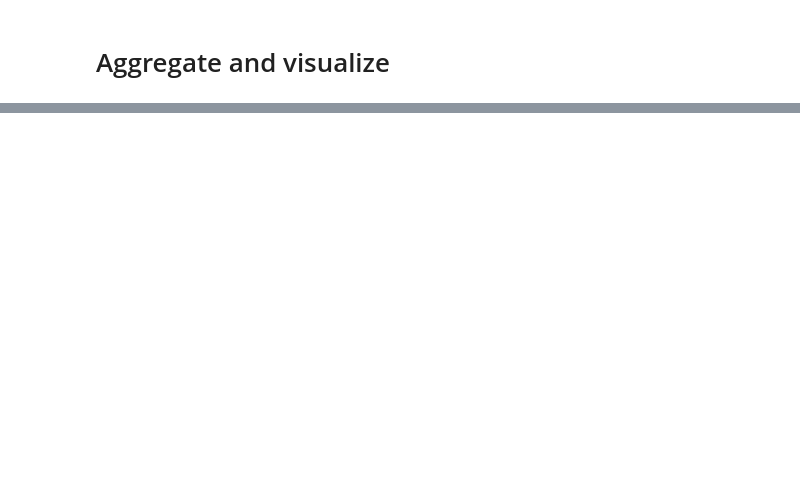
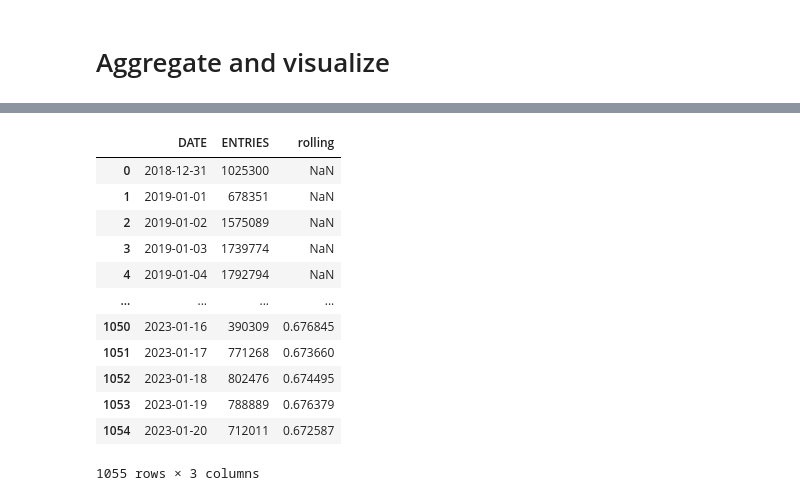
Before and after one commit to druce/MTA, a Jupyter notebook: MTA-DuckDB.ipynb, the cells around one changed output, grey strips where cells are left out. Cells and saved outputs as stored; diff of their text form; code cells hidden in the pictures; blank space fills up the shorter version.

```diff
--- a/MTA-DuckDB.ipynb
+++ b/MTA-DuckDB.ipynb
@@ -762,12 +919,26 @@ df_am
 # %%
 agg_ent = df_am[["DATE", "ENTRIES"]] \
     .groupby(["DATE"]) \
     .sum() \
     .reset_index() \
     .copy()
 
-agg_ent["rolling"] = agg_ent['ENTRIES'].rolling(7).sum()/7/1000000
+agg_ent["rolling"] = agg_ent['ENTRIES'].rolling(28).sum()/28/1000000
 agg_ent
+# %% [output]
+|  | DATE | ENTRIES | rolling |
+| 0 | 2018-12-31 | 1025300 | NaN |
+| 1 | 2019-01-01 | 678351 | NaN |
+| 2 | 2019-01-02 | 1575089 | NaN |
+| 3 | 2019-01-03 | 1739774 | NaN |
+| 4 | 2019-01-04 | 1792794 | NaN |
+| ... | ... | ... | ... |
+| 1050 | 2023-01-16 | 390309 | 0.676845 |
+| 1051 | 2023-01-17 | 771268 | 0.673660 |
+| 1052 | 2023-01-18 | 802476 | 0.674495 |
+| 1053 | 2023-01-19 | 788889 | 0.676379 |
+| 1054 | 2023-01-20 | 712011 | 0.672587 |
+1055 rows × 3 columns
 # %%
 plt.plot(agg_ent["DATE"], agg_ent["rolling"])
 plt.title("Entries - Weekday Mornings")
```
Also changed, not shown: parts of 73 cells of this notebook.
